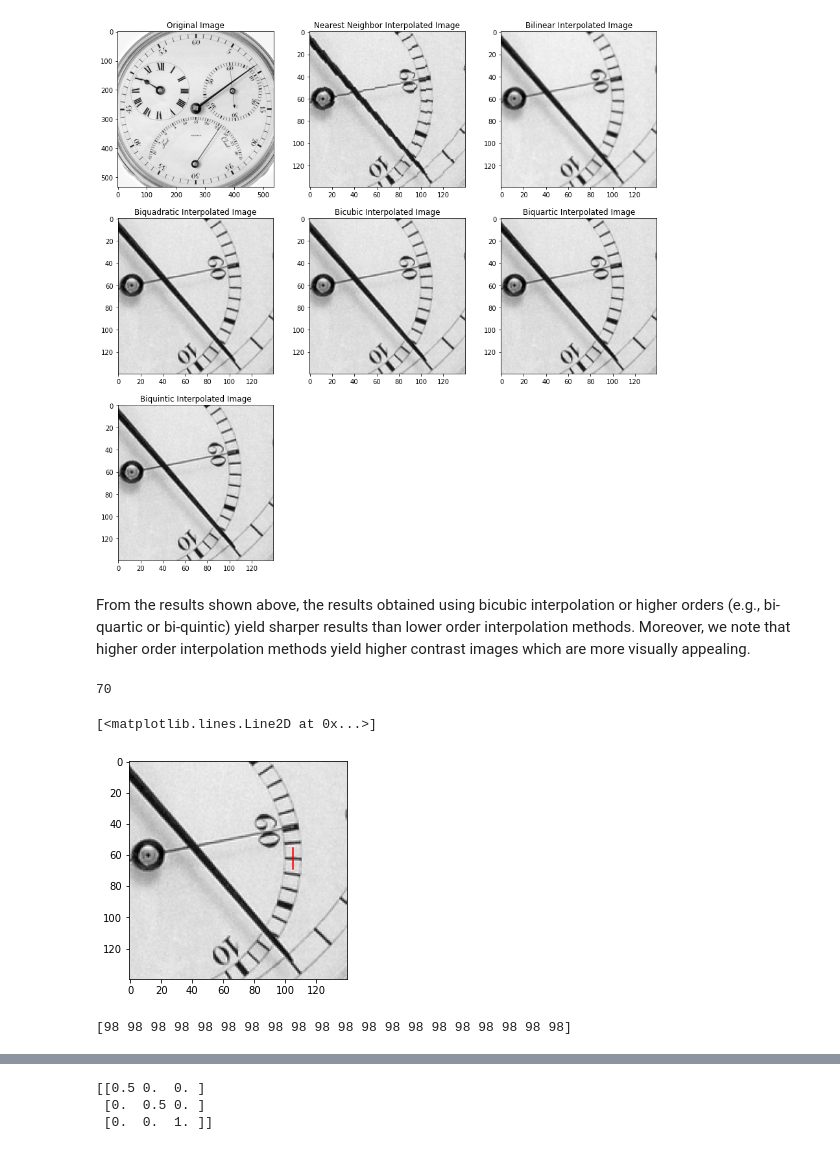
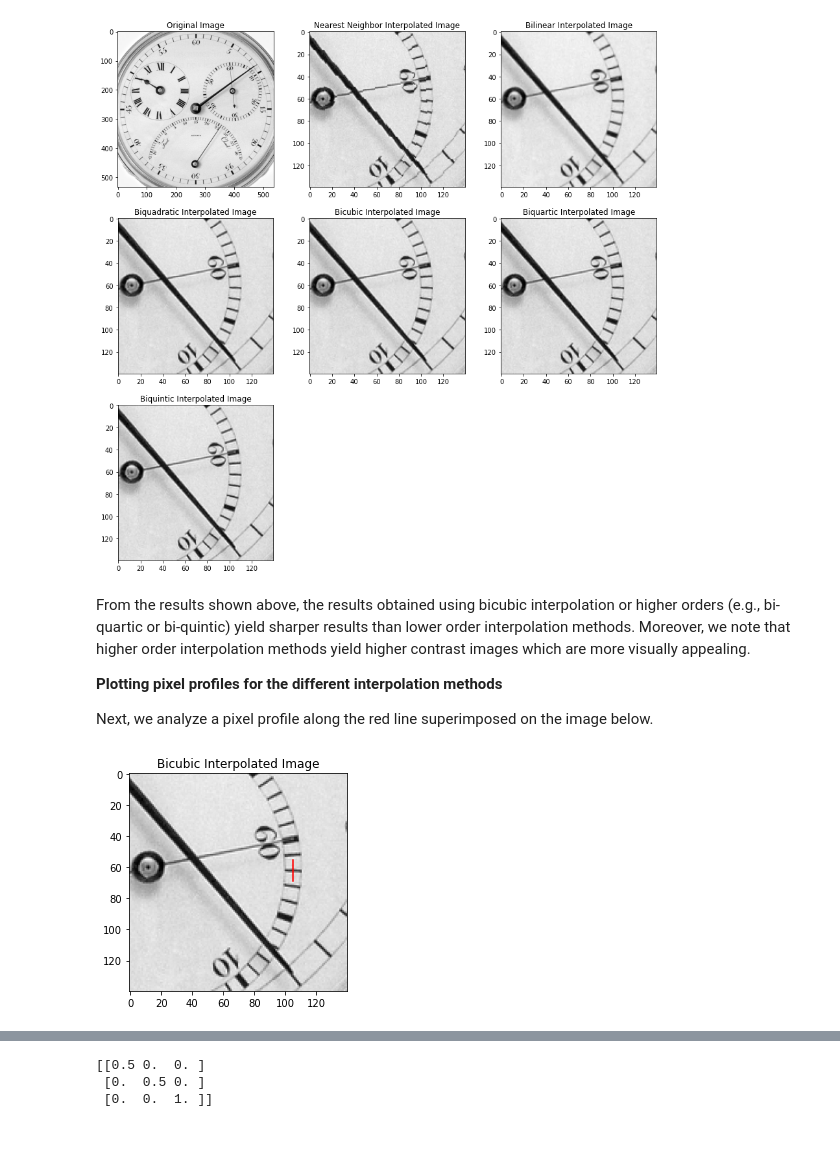
Before and after one commit to ecolon08/Digital-Image-Processing, a Jupyter notebook: Transformations/ec_dip_transformations_01.ipynb, the cells around one changed output, grey strips where cells are left out. Drawn from its saved outputs; the diff is of its cells as text; code cells hidden in the pictures.

```diff
--- a/Transformations/ec_dip_transformations_01.ipynb
+++ b/Transformations/ec_dip_transformations_01.ipynb
@@ -502,21 +495,17 @@ fig_chro.delaxes(ax_chro[8])
 From the results shown above, the results obtained using bicubic interpolation or higher orders (e.g., bi-quartic or
 bi-quintic) yield sharper results than lower order interpolation methods. Moreover, we note that higher order
 interpolation methods yield higher contrast images which are more visually appealing.
+
+**Plotting pixel profiles for the different interpolation methods**
+
+Next, we analyze a pixel profile along the red line superimposed on the image below.
-# %%
-print((490-350) // 2)
-# %% [output]
-70
 # %%
 plt.figure()
 plt.imshow(img_chr_bicubic[350:490, 350:490], cmap='gray')
 plt.plot(np.repeat([105], 15), np.arange(55,70),  'r')
+plt.title("Bicubic Interpolated Image");
 # %% [output]
-[<matplotlib.lines.Line2D at 0x...>]
-[figure, old version]
+[figure, new version]
-# %%
-print(np.repeat([98], 20))
-# %% [output]
-[98 98 98 98 98 98 98 98 98 98 98 98 98 98 98 98 98 98 98 98]
 # %%
 cropped = img_chr_bicubic[55:70, 105].reshape(-1,1)
 fig_pix, ax_pix = plt.subplots(1,1)
```
Also changed, not shown: parts of 17 cells of this notebook.
